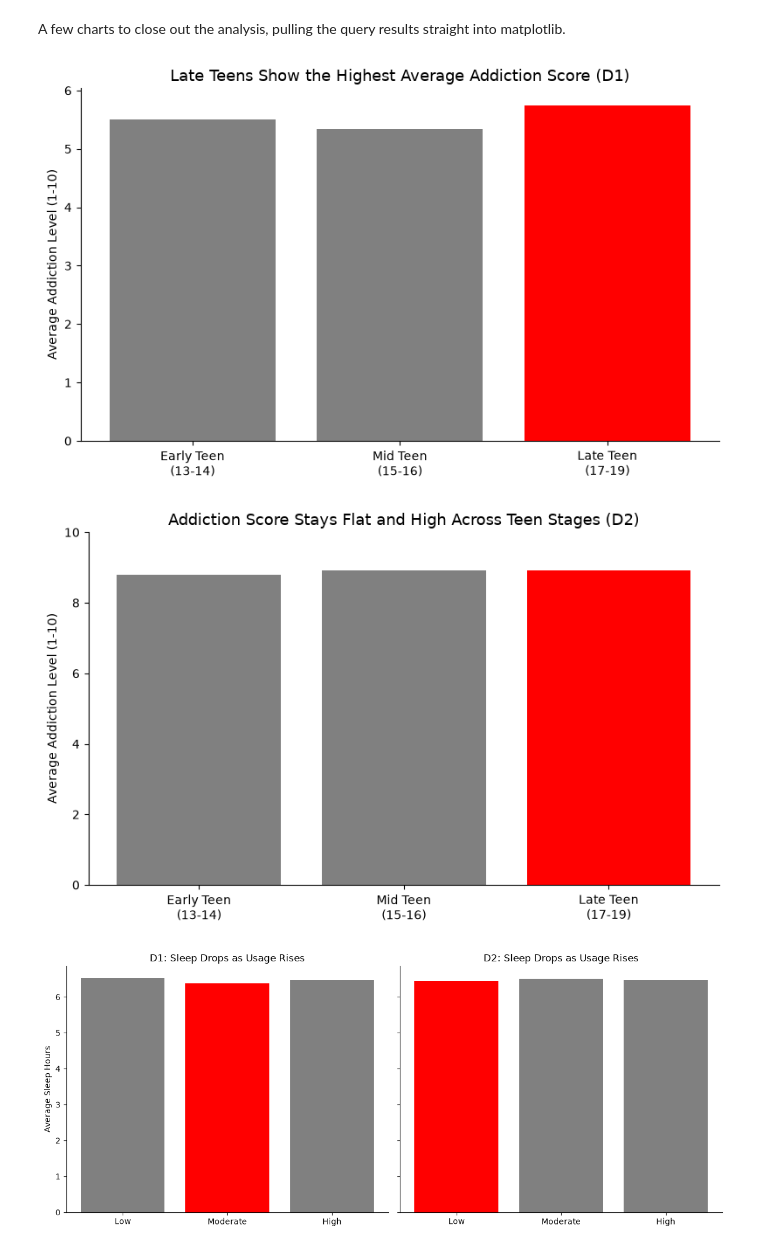
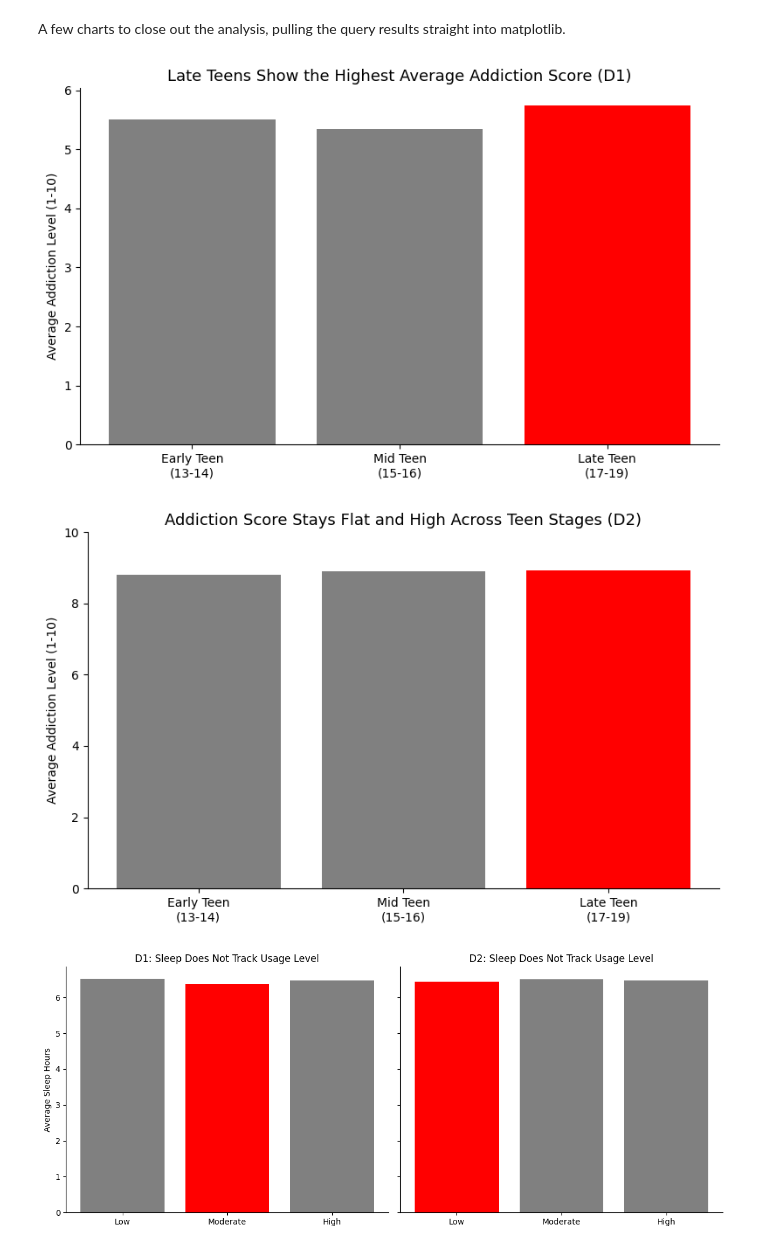
Before and after one commit to mwrobbins56/Student_MentalHealth, a Jupyter notebook: Notebook/Student_MH_Database_SQL.ipynb, the cells around one changed output. Drawn from its saved outputs; the diff is of its cells as text; code cells hidden in the pictures.

Commit message:
Student_MentalHealth project final updates

```diff
--- a/Notebook/Student_MH_Database_SQL.ipynb
+++ b/Notebook/Student_MH_Database_SQL.ipynb
@@ -503,0 +506,13 @@ Gaming and Social Media edge out the other purposes slightly on average addictio
+# %%
+#Average phone checks per day by age, D2
+with sqlite3.connect('Student_MentalHealth.db') as connection:
+    cursor = connection.cursor()
+    cursor.execute("""
+        SELECT u.age, ROUND(AVG(b.phone_checks_per_day), 2) AS avg_checks
+        FROM users_d2 u
+        JOIN behavior_d2 b ON u.user_id = b.user_id
+        GROUP BY u.age
+        ORDER BY avg_checks DESC;
+    """)
+    for row in cursor.fetchall():
+        print(row)
@@ -503,0 +527,13 @@ Gaming and Social Media edge out the other purposes slightly on average addictio
+# %%
+#Average phone checks per day by gender, D2
+with sqlite3.connect('Student_MentalHealth.db') as connection:
+    cursor = connection.cursor()
+    cursor.execute("""
+        SELECT u.gender, ROUND(AVG(b.phone_checks_per_day), 2) AS avg_checks
+        FROM users_d2 u
+        JOIN behavior_d2 b ON u.user_id = b.user_id
+        GROUP BY u.gender
+        ORDER BY avg_checks DESC;
+    """)
+    for row in cursor.fetchall():
+        print(row)
@@ -503,0 +544,12 @@ Gaming and Social Media edge out the other purposes slightly on average addictio
+# %%
+#Average phone checks per day by phone usage purpose, D2
+with sqlite3.connect('Student_MentalHealth.db') as connection:
+    cursor = connection.cursor()
+    cursor.execute("""
+        SELECT b.phone_usage_purpose, ROUND(AVG(b.phone_checks_per_day), 2) AS avg_checks
+        FROM behavior_d2 b
+        GROUP BY b.phone_usage_purpose
+        ORDER BY avg_checks DESC;
+    """)
+    for row in cursor.fetchall():
+        print(row)
@@ -752,7 +814,7 @@ ax.spines['right'].set_visible(False)
 plt.tight_layout()
 plt.show()
 # %% [output]
-[figure, old version]
+[figure, new version]
 # %%
 #Average addiction level by teen stage, D2
 with sqlite3.connect('Student_MentalHealth.db') as connection:
@@ -786,7 +848,7 @@ ax.spines['right'].set_visible(False)
 plt.tight_layout()
 plt.show()
 # %% [output]
-[figure, old version]
+[figure, new version]
 # %%
 #Average sleep by usage bucket, D1 vs D2 side by side
 with sqlite3.connect('Student_MentalHealth.db') as connection:
@@ -813,33 +875,33 @@ with sqlite3.connect('Student_MentalHealth.db') as connection:
                 WHEN daily_usage_hours < 6 THEN 'Moderate'
                 ELSE 'High'
             END AS usage_bucket,
             ROUND(AVG(sleep_hours), 2)
         FROM hours_d2
         GROUP BY usage_bucket
         ORDER BY CASE usage_bucket WHEN 'Low' THEN 1 WHEN 'Moderate' THEN 2 ELSE 3 END;
     """)
     d2_rows = cursor.fetchall()
 
 fig, axes = plt.subplots(1, 2, figsize=(12, 5), sharey=True)
 
 buckets1 = [r[0] for r in d1_rows]
 vals1 = [r[1] for r in d1_rows]
 colors1 = ['red' if v == min(vals1) else 'gray' for v in vals1]
 axes[0].bar(buckets1, vals1, color=colors1)
-axes[0].set_title('D1: Sleep Drops as Usage Rises')
+axes[0].set_title('D1: Sleep Does Not Track Usage Level')
 axes[0].set_ylabel('Average Sleep Hours')
 axes[0].spines['top'].set_visible(False)
 axes[0].spines['right'].set_visible(False)
 
 buckets2 = [r[0] for r in d2_rows]
 vals2 = [r[1] for r in d2_rows]
 colors2 = ['red' if v == min(vals2) else 'gray' for v in vals2]
 axes[1].bar(buckets2, vals2, color=colors2)
-axes[1].set_title('D2: Sleep Drops as Usage Rises')
+axes[1].set_title('D2: Sleep Does Not Track Usage Level')
 axes[1].spines['top'].set_visible(False)
 axes[1].spines['right'].set_visible(False)
 
 plt.tight_layout()
 plt.show()
 # %% [output]
-[figure, old version]
+[figure, new version]
```
Also changed, not shown: parts of 11 cells of this notebook, 2 other files.
